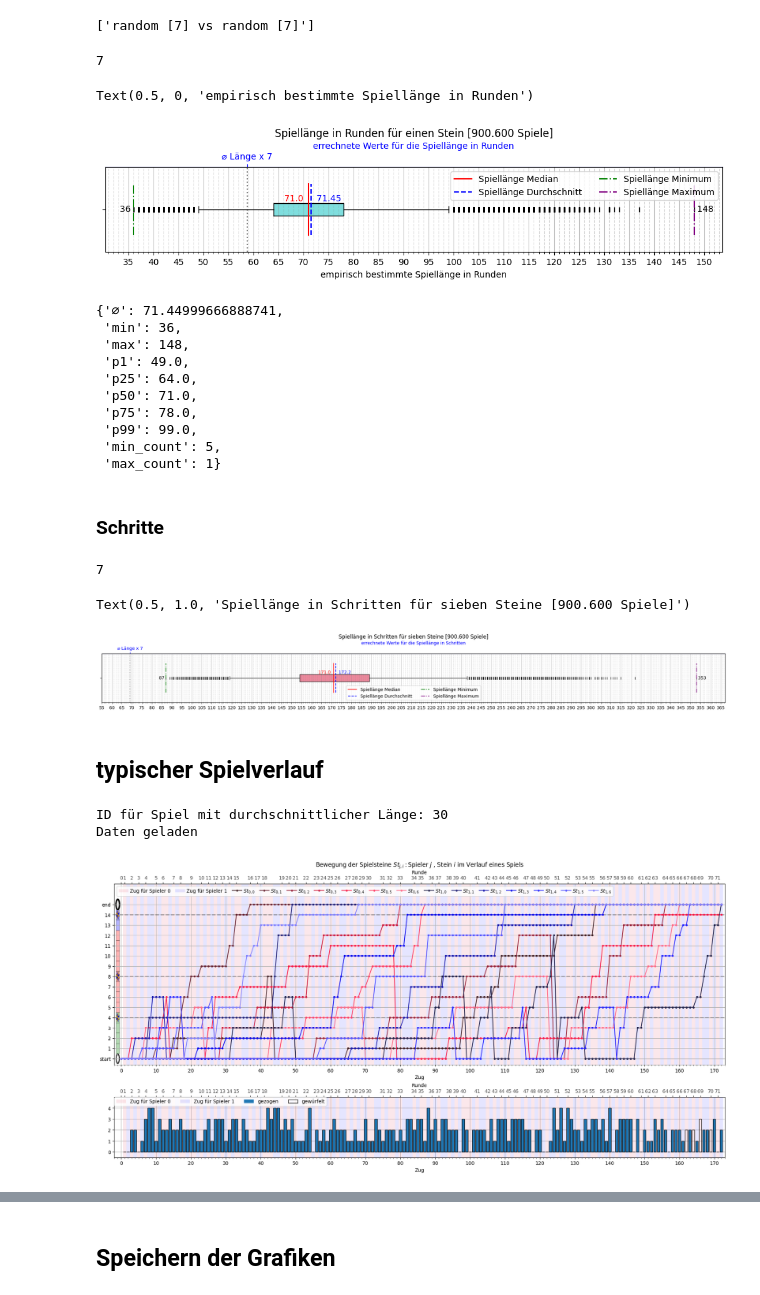
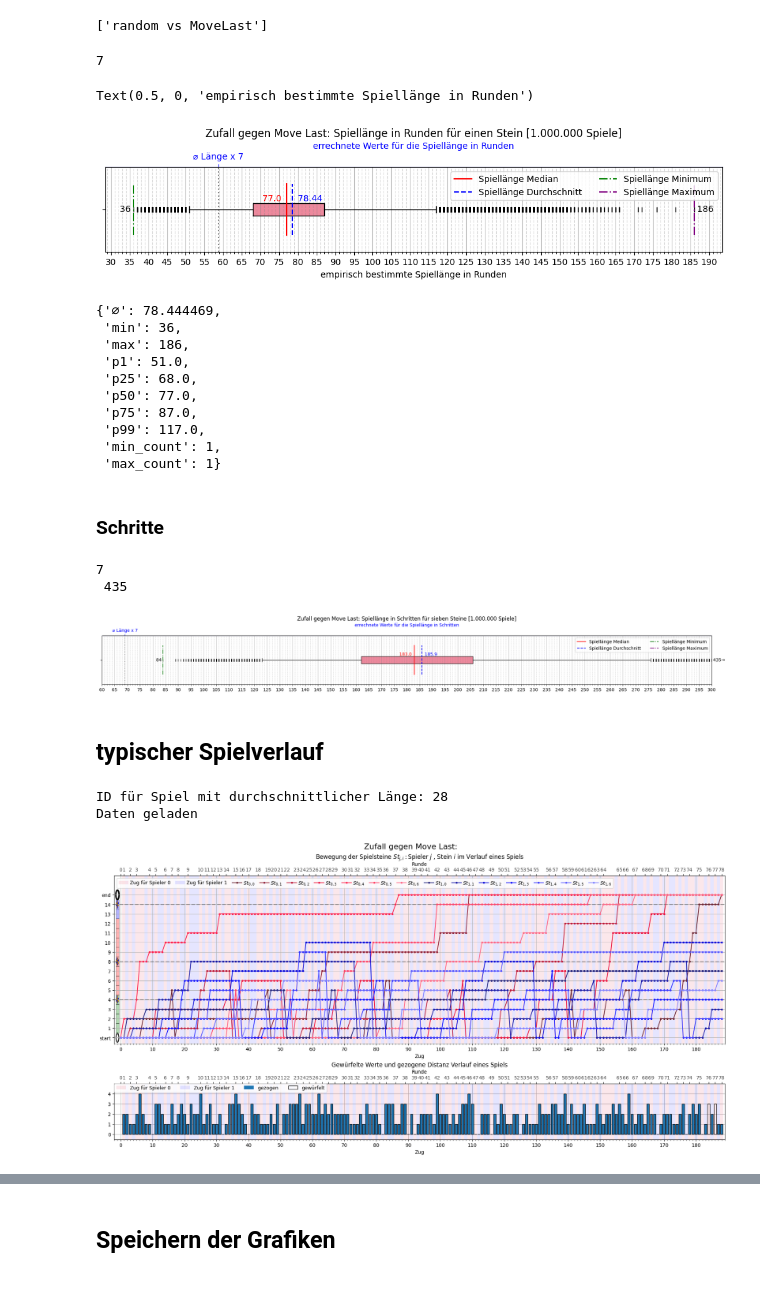
Before and after one commit to LukasWallisch/game-ur-analysis, a Jupyter notebook: src/statistiken/Strategie_MoveLast.ipynb, the cells around one changed output, grey strips where cells are left out. Saved outputs shown, nothing was run; the diff lists cells and outputs as text; code cells hidden in the pictures.

Commit message:
Strategievergleich, MoveFirst, MoveFirstNoFight und diverse Anpassungen

```diff
--- a/src/statistiken/Strategie_MoveLast.ipynb
+++ b/src/statistiken/Strategie_MoveLast.ipynb
@@ -24,7 +24,9 @@ mplstyle.use("default")
 import sqlite3
 # %%
 db_dir = "D:/Uni/BA/data/"
-db_filename = "gameHistories_baseline_two_players"
+db_filename = "gameHistories_strategy_move_last"
+prefix_graphics = "Zufall gegen Move Last: "
+graphic_dir = "moveLast"
 # %%
 ids,roundCounts, stepCounts, winners, settingsIDs = getDataFromDB(db_dir, db_filename)
 gs_unordered = getGSFromDB(db_dir,db_filename)
@@ -40,11 +42,11 @@ settings loaded
 # %%
 labels_unordered = [" vs ".join([p.getStrategy().getName(
-)+" [{}]".format(p.getStoneCount()) for p in gs_.getPlayers()]) for gs_ in gs_unordered]
+) for p in gs_.getPlayers()]) for gs_ in gs_unordered]
 labels = [labels_unordered[i] for i in settingsIDs]
 gameSettings = [gs_unordered[i] for i in settingsIDs]
 labels
 # %% [output]
-['random [7] vs random [7]']
+['random vs MoveLast']
 # %%
 rc = roundCounts[0]
 figRounds7s, ax = plt.subplot_mosaic([["Boxplots Runden"]], figsize=[
@@ -54,14 +56,14 @@ figRounds7s, ax = plt.subplot_mosaic([["Boxplots Runden"]], figsize=[
 # ax2.set_ylabel("Wahrschenlichkeit")
 zeichneErrechnetenWert(ax["Boxplots Runden"], "r",7)
 
-colorboxplot([rc], ax["Boxplots Runden"], [""], colors[0])
+colorboxplot([rc], ax["Boxplots Runden"], [""], [colors[0]])
 ax["Boxplots Runden"].set_title(
-    "Spiellänge in Runden für einen Stein [{0:n} Spiele]".format(len(rc), grouping=True))
+    prefix_graphics+"Spiellänge in Runden für einen Stein [{0:n} Spiele]".format(len(rc), grouping=True))
 ax["Boxplots Runden"].set_xlabel('empirisch bestimmte Spiellänge in Runden')
 # %% [output]
 7
 Text(0.5, 0, 'empirisch bestimmte Spiellänge in Runden')
-[figure, old version]
+[figure, new version]
 # %%
 rc = roundCounts[0]
 roundInfo={"⌀": np.mean(rc), "min": np.min(rc), "max": np.max(rc),
@@ -75,15 +77,15 @@ roundInfo={"⌀": np.mean(rc), "min": np.min(rc), "max": np.max(rc),
  }
 roundInfo
 # %% [output]
-{'⌀': 71.44999666888741,
+{'⌀': 78.444469,
  'min': 36,
- 'max': 148,
- 'p1': 49.0,
- 'p25': 64.0,
- 'p50': 71.0,
- 'p75': 78.0,
- 'p99': 99.0,
- 'min_count': 5,
+ 'max': 186,
+ 'p1': 51.0,
+ 'p25': 68.0,
+ 'p50': 77.0,
+ 'p75': 87.0,
+ 'p99': 117.0,
+ 'min_count': 1,
  'max_count': 1}
 # %% [markdown]
 ### Schritte
@@ -94,21 +96,27 @@ figSteps7s, ax = plt.subplot_mosaic([["Boxplots Schritte"]], figsize=[
 zeichneErrechnetenWert(ax["Boxplots Schritte"], "s", 7)
 colorboxplot([sc], ax["Boxplots Schritte"], [""], [colors[0]])
 ax["Boxplots Schritte"].set_title(
-    "Spiellänge in Schritten für sieben Steine [{0:n} Spiele]".format(len(sc), grouping=True))
+    prefix_graphics+"Spiellänge in Schritten für sieben Steine [{0:n} Spiele]".format(len(sc), grouping=True))
+ax["Boxplots Schritte"].set_xlim((60, 300))
+for txt in ax["Boxplots Schritte"].texts:
+    if txt.get_position()[0] > 200:
+        print(txt.get_text())
+        txt.set_text(txt.get_text()+"→")
+        txt.set_x(300)
 # %% [output]
 7
+ 435
-Text(0.5, 1.0, 'Spiellänge in Schritten für sieben Steine [900.600 Spiele]')
-[figure, old version]
+[figure, new version]
 # %% [markdown]
 ## typischer Spielverlauf
 # %%
 gameIDAvg = rc.index(int(np.round(roundInfo["⌀"])))
 
 print("ID für Spiel mit durchschnittlicher Länge:", ids[0][gameIDAvg])
 gameAvg = getGameFromDB(ids[0][gameIDAvg], db_dir, db_filename)
 print("Daten geladen")
-figMovement = drawGame(gameAvg, gameSettings[0],figsize =[18,9])
+figMovement = drawGame(gameAvg, gameSettings[0], figsize=[18, 9], prefix_graphics=prefix_graphics)
 # %% [output]
-ID für Spiel mit durchschnittlicher Länge: 30
+ID für Spiel mit durchschnittlicher Länge: 28
 Daten geladen
-[figure, old version]
+[figure, new version]
```
Also changed, not shown: parts of 11 cells of this notebook, 9 other files.
